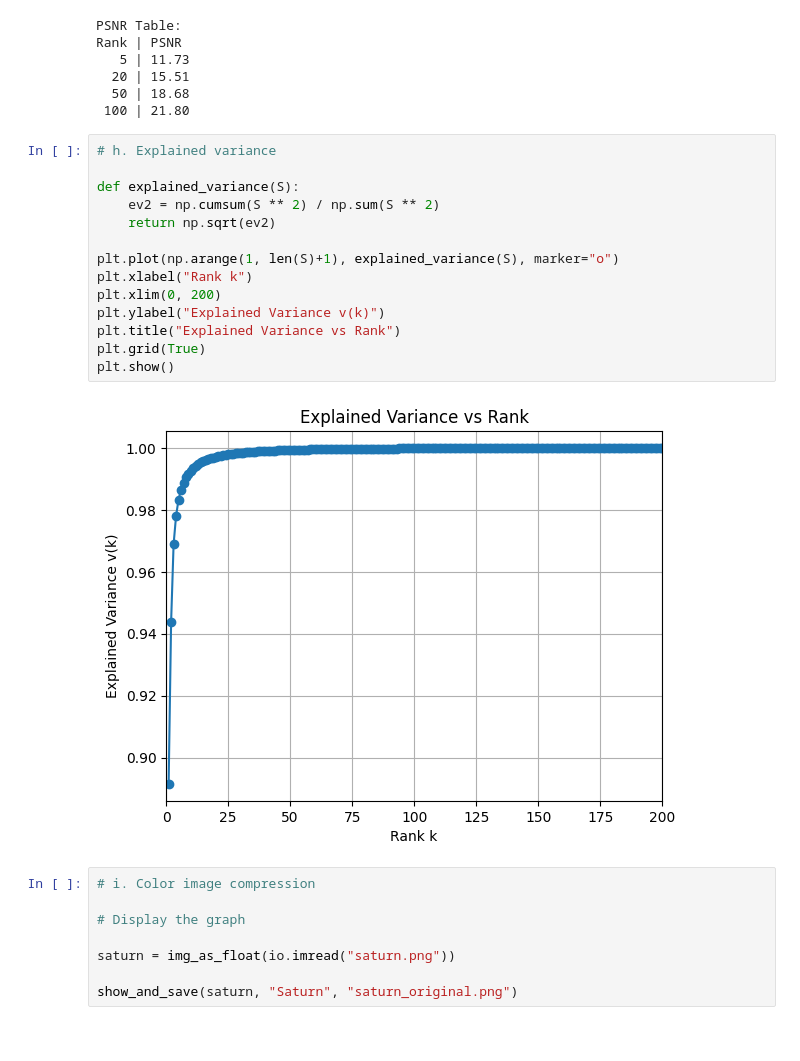
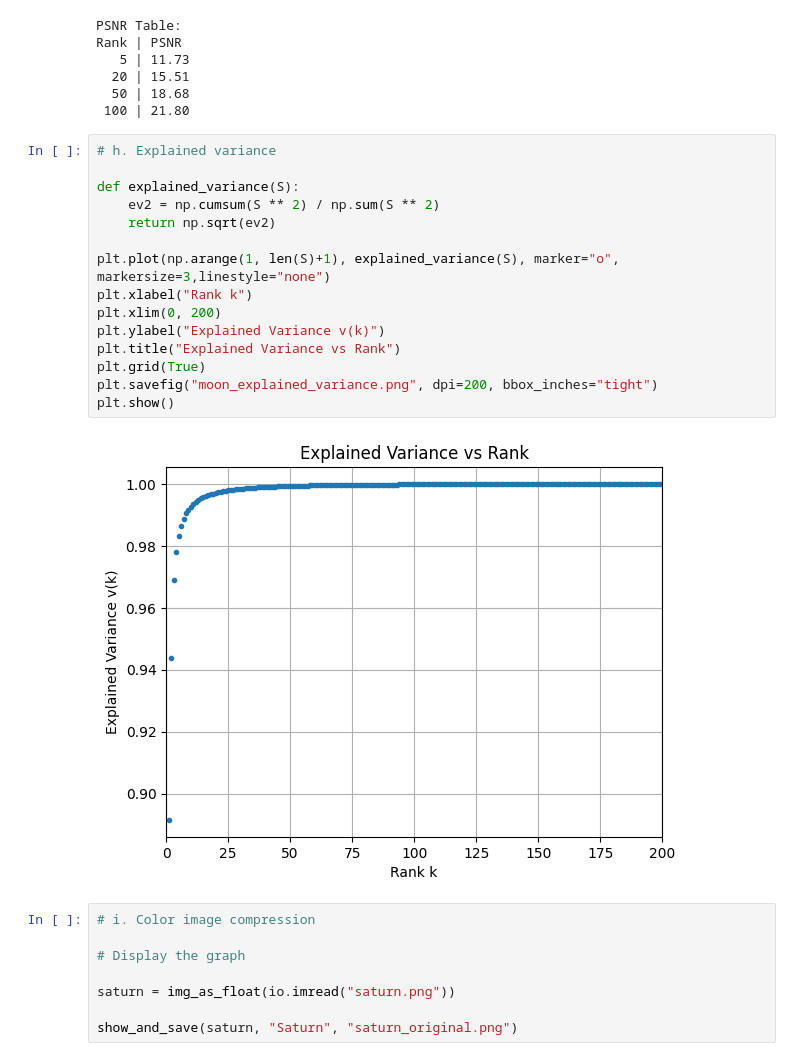
Before and after one commit to dalala333/ma4222, a Jupyter notebook: mini_project_1.ipynb, the cells around one changed output. Cells and saved outputs as stored; diff of their text form.

```diff
--- a/mini_project_1.ipynb
+++ b/mini_project_1.ipynb
@@ -124,19 +124,20 @@ Rank | PSNR
 # %%
 # h. Explained variance
 
 def explained_variance(S):
     ev2 = np.cumsum(S ** 2) / np.sum(S ** 2)
     return np.sqrt(ev2)
 
-plt.plot(np.arange(1, len(S)+1), explained_variance(S), marker="o")
+plt.plot(np.arange(1, len(S)+1), explained_variance(S), marker="o", markersize=3,linestyle="none")
 plt.xlabel("Rank k")
 plt.xlim(0, 200)
 plt.ylabel("Explained Variance v(k)")
 plt.title("Explained Variance vs Rank")
 plt.grid(True)
+plt.savefig("moon_explained_variance.png", dpi=200, bbox_inches="tight")
 plt.show()
 # %% [output]
-[figure, old version]
+[figure, new version]
 # %%
 # i. Color image compression
 
```
Also changed, not shown: 1 other file.
